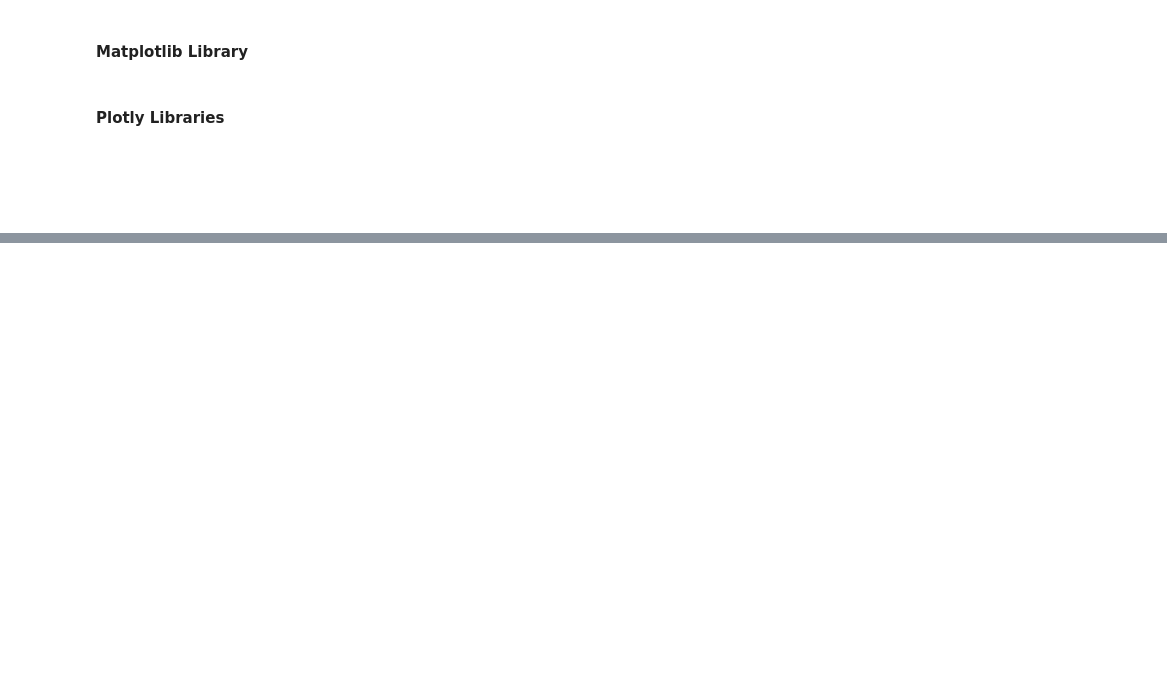
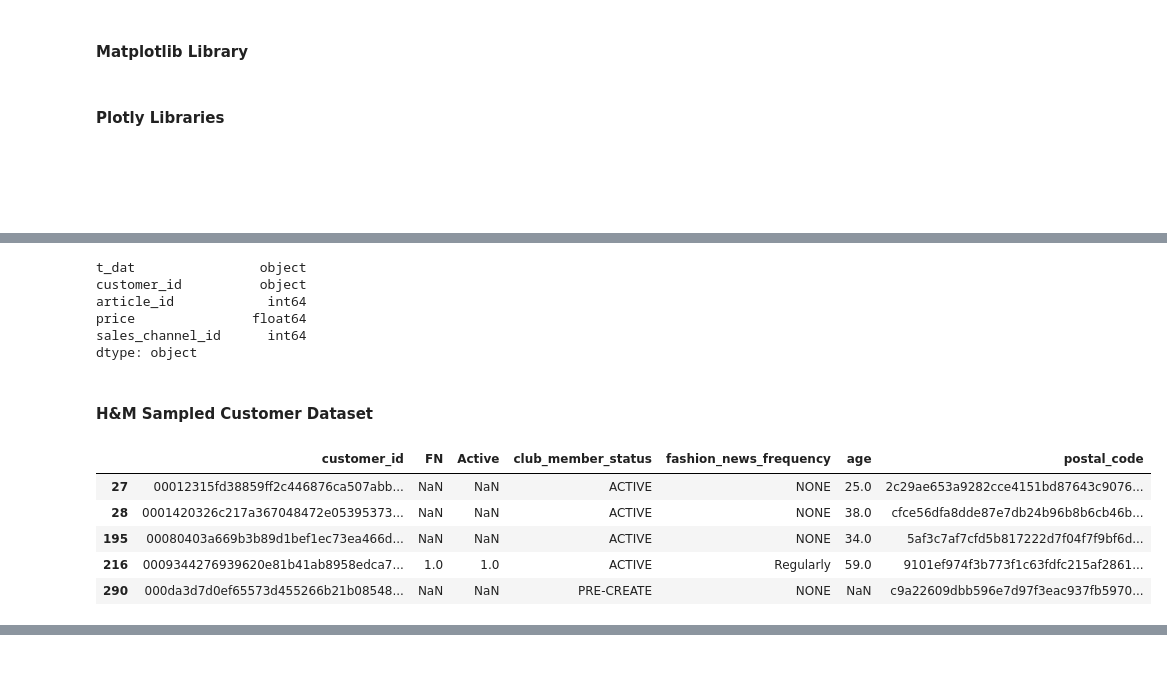
Before and after one commit to JackDaedalus/ML_CA, a Jupyter notebook: MachineLearning_CA_D21124026_CFinnegan v1-1 060422.ipynb, the cells around one changed output, grey strips where cells are left out. Cells and saved outputs as stored; diff of their text form; code cells hidden in the pictures; blank space fills up the shorter version.

```diff
--- a/MachineLearning_CA_D21124026_CFinnegan v1-1 060422.ipynb
+++ b/MachineLearning_CA_D21124026_CFinnegan v1-1 060422.ipynb
@@ -93,0 +134,3 @@ df_Articles.head()
+# %%
+# Load H&M Customer dataset
+df_customers = pd.read_csv(os.path.join(Path_To_Inputs,'customers.csv'))
@@ -93,0 +142,3 @@ df_Articles.head()
+# %%
+# Extract only the H&M Customers contained in the sample Transaction dataset
+custIDs_in_Trxn_Sample  = set(df_trxns_sample["customer_id"])
@@ -93,0 +150,3 @@ df_Articles.head()
+# %%
+# Create dataset that only contains H&M Customers from the sample Transaction dataset
+df_customers_sample = df_customers[df_customers["customer_id"].isin(custIDs_in_Trxn_Sample)]
@@ -93,0 +176,22 @@ df_Articles.head()
+# %%
+# Display datatype of colums in original H&M Transaction dataset
+df_trxns_sample.dtypes
+# %% [output]
+t_dat                object
+customer_id          object
+article_id            int64
+price               float64
+sales_channel_id      int64
+dtype: object
+# %% [markdown]
+#### H&M Sampled Customer Dataset
+# %%
+# Display basic column information for the initial Kaggle 'customers' datatset - after Sampling of original dataset
+df_customers_sample.head()
+# %% [output]
+|  | customer_id | FN | Active | club_member_status | fashion_news_frequency | age | postal_code |
+| 27 | 00012315fd38859ff2c446876ca507abb... | NaN | NaN | ACTIVE | NONE | 25.0 | 2c29ae653a9282cce4151bd87643c9076... |
+| 28 | 0001420326c217a367048472e05395373... | NaN | NaN | ACTIVE | NONE | 38.0 | cfce56dfa8dde87e7db24b96b8b6cb46b... |
+| 195 | 00080403a669b3b89d1bef1ec73ea466d... | NaN | NaN | ACTIVE | NONE | 34.0 | 5af3c7af7cfd5b817222d7f04f7f9bf6d... |
+| 216 | 0009344276939620e81b41ab8958edca7... | 1.0 | 1.0 | ACTIVE | Regularly | 59.0 | 9101ef974f3b773f1c63fdfc215af2861... |
+| 290 | 000da3d7d0ef65573d455266b21b08548... | NaN | NaN | PRE-CREATE | NONE | NaN | c9a22609dbb596e7d97f3eac937fb5970... |
```
Also changed, not shown: parts of 68 cells of this notebook.
